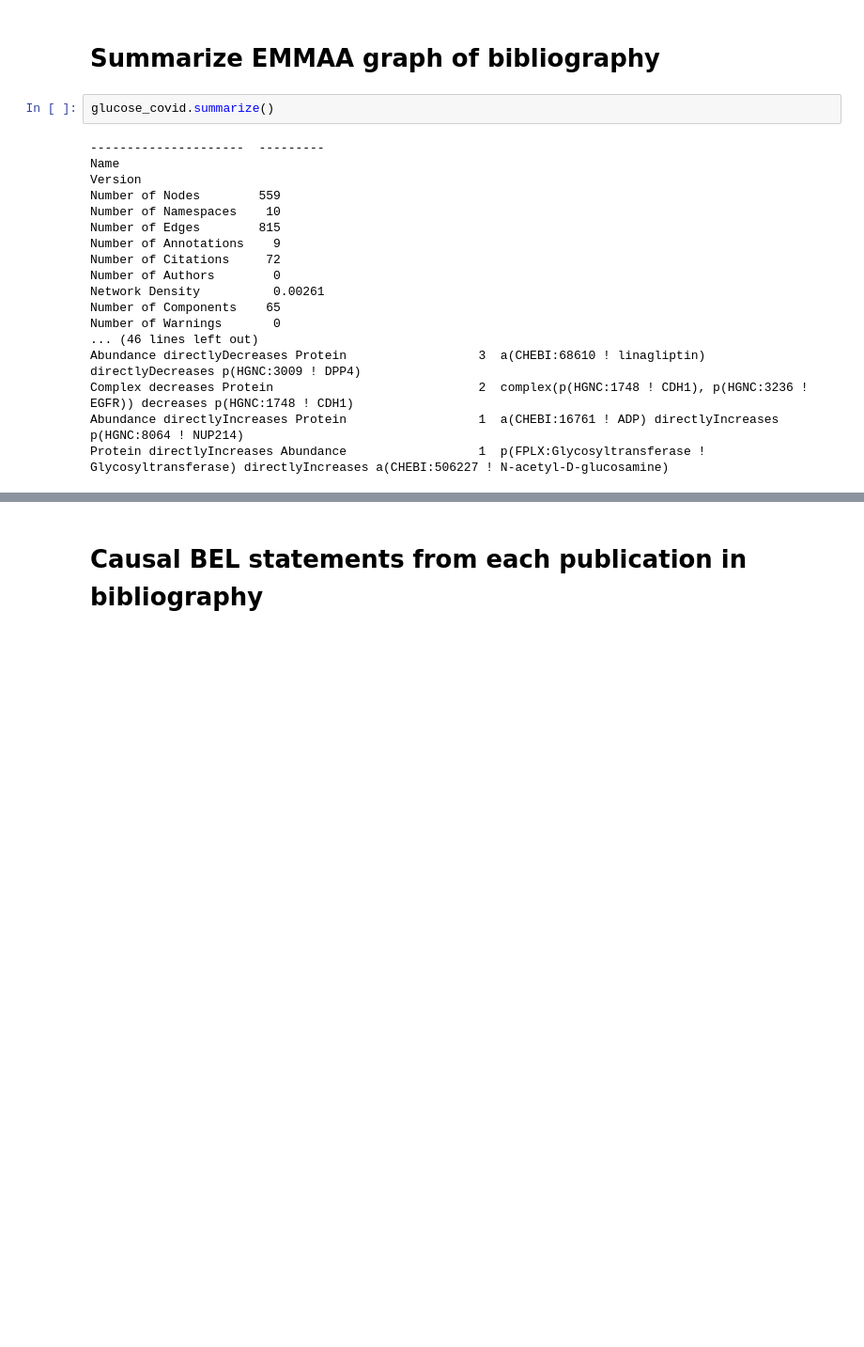
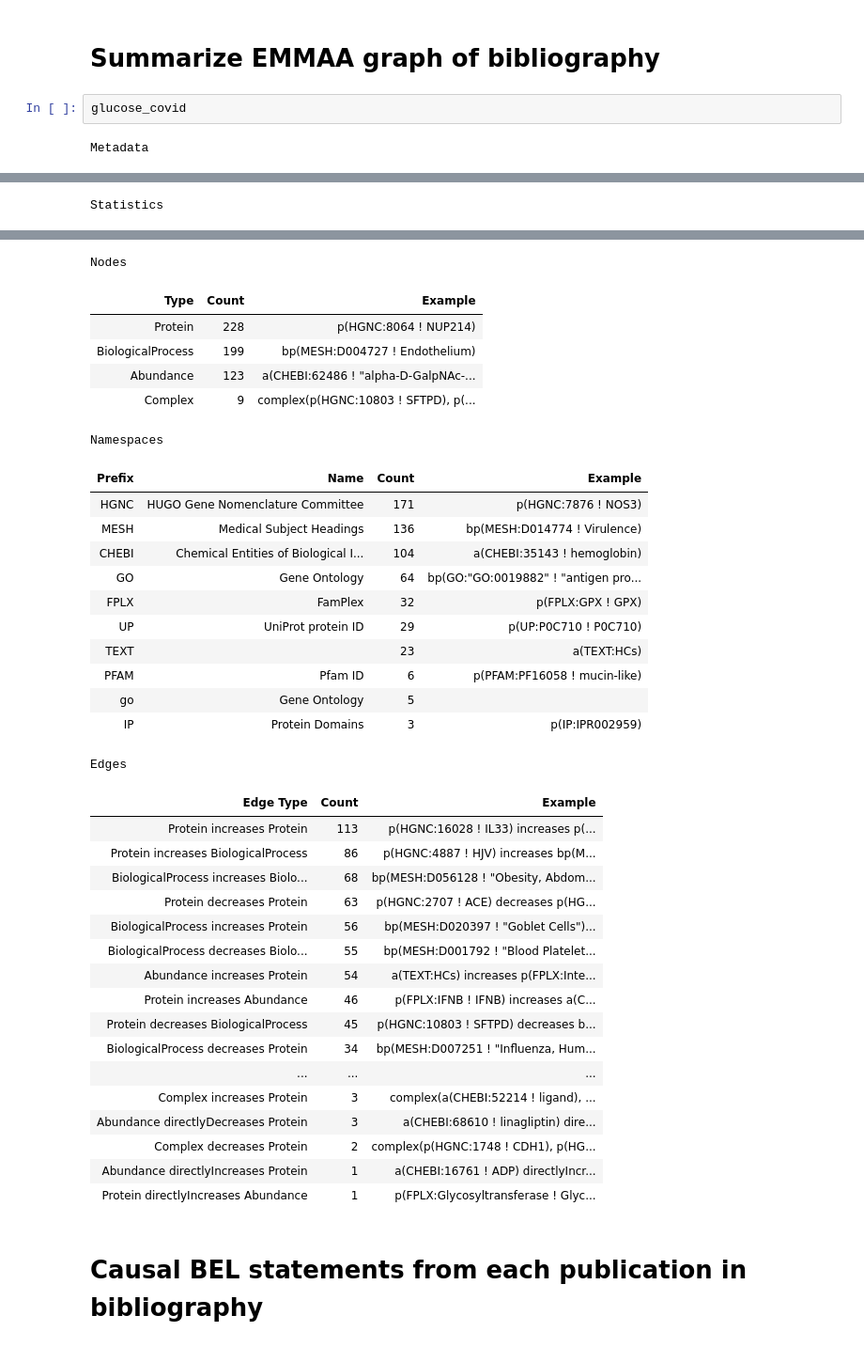
Before and after one commit to y0-causal-inference/y0-bio, a Jupyter notebook: notebooks/Glucose_and_COVID.ipynb, the cells around one changed output, grey strips where cells are left out. Shown at 94% size. Drawn from its saved outputs; the diff is of its cells as text; blank space fills up the shorter version.

```diff
--- a/notebooks/Glucose_and_COVID.ipynb
+++ b/notebooks/Glucose_and_COVID.ipynb
@@ -200,22 +248,6 @@ to_jupyter(glucose_covid)
 # %% [markdown]
 # Summarize EMMAA graph of bibliography
 # %%
-glucose_covid.summarize()
+glucose_covid
 # %% [output]
----------------------  ---------
-Name
-Version
-Number of Nodes        559
-Number of Namespaces    10
-Number of Edges        815
-Number of Annotations    9
-Number of Citations     72
-Number of Authors        0
-Network Density          0.00261
-Number of Components    65
-Number of Warnings       0
-... (46 lines left out)
-Abundance directlyDecreases Protein                  3  a(CHEBI:68610 ! linagliptin) directlyDecreases p(HGNC:3009 ! DPP4)
-Complex decreases Protein                            2  complex(p(HGNC:1748 ! CDH1), p(HGNC:3236 ! EGFR)) decreases p(HGNC:1748 ! CDH1)
-Abundance directlyIncreases Protein                  1  a(CHEBI:16761 ! ADP) directlyIncreases p(HGNC:8064 ! NUP214)
-Protein directlyIncreases Abundance                  1  p(FPLX:Glycosyltransferase ! Glycosyltransferase) directlyIncreases a(CHEBI:506227 ! N-acetyl-D-glucosamine)
+Metadata
@@ -221,0 +256 @@ Protein directlyIncreases Abundance                  1  p(FPLX:Glycosyltransfera
+Statistics
@@ -222,3 +266,39 @@ Protein directlyIncreases Abundance                  1  p(FPLX:Glycosyltransfera
+Nodes
+| Type | Count | Example |
+| Protein | 228 | p(HGNC:8064 ! NUP214) |
+| BiologicalProcess | 199 | bp(MESH:D004727 ! Endothelium) |
+| Abundance | 123 | a(CHEBI:62486 ! "alpha-D-GalpNAc-... |
+| Complex | 9 | complex(p(HGNC:10803 ! SFTPD), p(... |
+Namespaces
+| Prefix | Name | Count | Example |
+| HGNC | HUGO Gene Nomenclature Committee | 171 | p(HGNC:7876 ! NOS3) |
+| MESH | Medical Subject Headings | 136 | bp(MESH:D014774 ! Virulence) |
+| CHEBI | Chemical Entities of Biological I... | 104 | a(CHEBI:35143 ! hemoglobin) |
+| GO | Gene Ontology | 64 | bp(GO:"GO:0019882" ! "antigen pro... |
+| FPLX | FamPlex | 32 | p(FPLX:GPX ! GPX) |
+| UP | UniProt protein ID | 29 | p(UP:P0C710 ! P0C710) |
+| TEXT |  | 23 | a(TEXT:HCs) |
+| PFAM | Pfam ID | 6 | p(PFAM:PF16058 ! mucin-like) |
+| go | Gene Ontology | 5 |  |
+| IP | Protein Domains | 3 | p(IP:IPR002959) |
+Edges
+| Edge Type | Count | Example |
+| Protein increases Protein | 113 | p(HGNC:16028 ! IL33) increases p(... |
+| Protein increases BiologicalProcess | 86 | p(HGNC:4887 ! HJV) increases bp(M... |
+| BiologicalProcess increases Biolo... | 68 | bp(MESH:D056128 ! "Obesity, Abdom... |
+| Protein decreases Protein | 63 | p(HGNC:2707 ! ACE) decreases p(HG... |
+| BiologicalProcess increases Protein | 56 | bp(MESH:D020397 ! "Goblet Cells")... |
+| BiologicalProcess decreases Biolo... | 55 | bp(MESH:D001792 ! "Blood Platelet... |
+| Abundance increases Protein | 54 | a(TEXT:HCs) increases p(FPLX:Inte... |
+| Protein increases Abundance | 46 | p(FPLX:IFNB ! IFNB) increases a(C... |
+| Protein decreases BiologicalProcess | 45 | p(HGNC:10803 ! SFTPD) decreases b... |
+| BiologicalProcess decreases Protein | 34 | bp(MESH:D007251 ! "Influenza, Hum... |
+| ... | ... | ... |
+| Complex increases Protein | 3 | complex(a(CHEBI:52214 ! ligand), ... |
+| Abundance directlyDecreases Protein | 3 | a(CHEBI:68610 ! linagliptin) dire... |
+| Complex decreases Protein | 2 | complex(p(HGNC:1748 ! CDH1), p(HG... |
+| Abundance directlyIncreases Protein | 1 | a(CHEBI:16761 ! ADP) directlyIncr... |
+| Protein directlyIncreases Abundance | 1 | p(FPLX:Glycosyltransferase ! Glyc... |
 # %% [markdown]
 # Causal BEL statements from each publication in bibliography
 # %%
```
Also changed, not shown: parts of 8 cells of this notebook.
